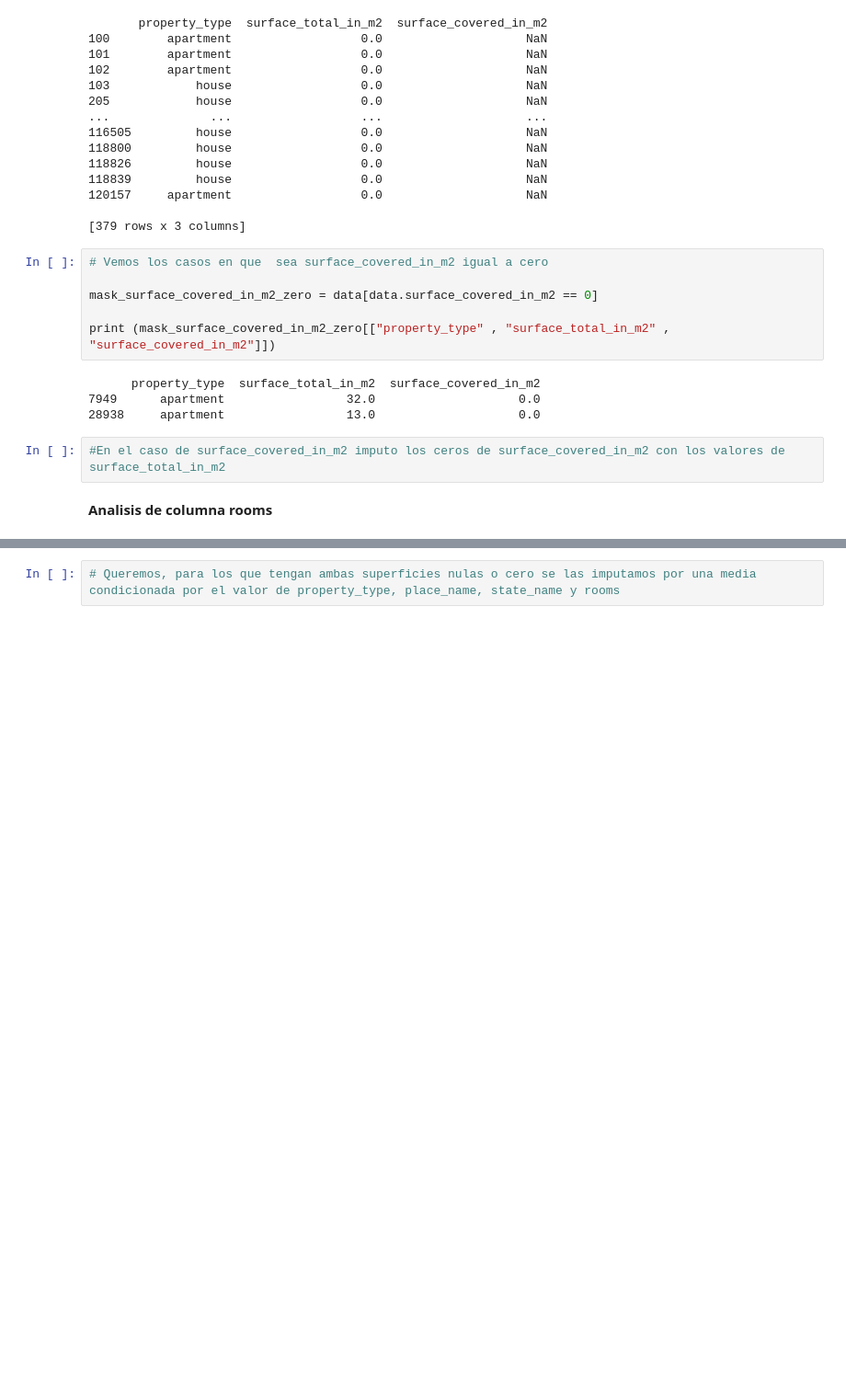
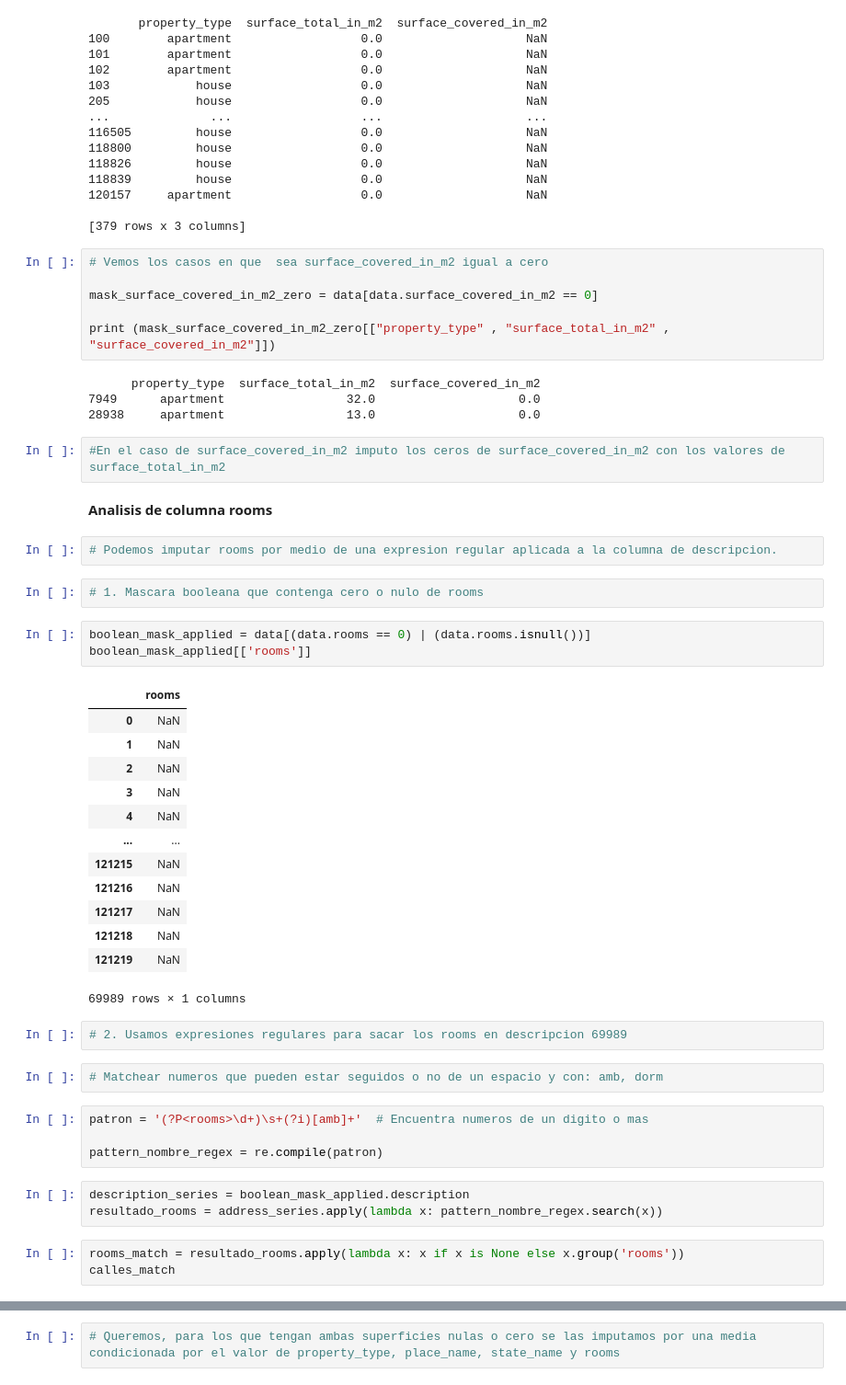
Before and after one commit to BenkosT/TP_Limpieza, a Jupyter notebook: Notebooks/Limpieza.ipynb, the cells around one changed output, grey strips where cells are left out. Shown at 92% size. Saved outputs shown, nothing was run; the diff lists cells and outputs as text; blank space fills up the shorter version.

Commit message:
Expresión regular para encontrar numero de rooms

```diff
--- a/Notebooks/Limpieza.ipynb
+++ b/Notebooks/Limpieza.ipynb
@@ -317,3 +318,38 @@ print (mask_surface_covered_in_m2_zero[["property_type" , "surface_total_in_m2"
 #En el caso de surface_covered_in_m2 imputo los ceros de surface_covered_in_m2 con los valores de surface_total_in_m2
 # %% [markdown]
 **Analisis de columna rooms**
+# %%
+# Podemos imputar rooms por medio de una expresion regular aplicada a la columna de descripcion.
+# %%
+# 1. Mascara booleana que contenga cero o nulo de rooms
+# %%
+boolean_mask_applied = data[(data.rooms == 0) | (data.rooms.isnull())]
+boolean_mask_applied[['rooms']]
+# %% [output]
+|  | rooms |
+| 0 | NaN |
+| 1 | NaN |
+| 2 | NaN |
+| 3 | NaN |
+| 4 | NaN |
+| ... | ... |
+| 121215 | NaN |
+| 121216 | NaN |
+| 121217 | NaN |
+| 121218 | NaN |
+| 121219 | NaN |
+69989 rows × 1 columns
+# %%
+# 2. Usamos expresiones regulares para sacar los rooms en descripcion 69989
+# %%
+# Matchear numeros que pueden estar seguidos o no de un espacio y con: amb, dorm
+# %%
+patron = '(?P<rooms>\d+)\s+(?i)[amb]+'  # Encuentra numeros de un digito o mas
+
+pattern_nombre_regex = re.compile(patron)
+# %%
+description_series = boolean_mask_applied.description
+resultado_rooms = address_series.apply(lambda x: pattern_nombre_regex.search(x))
+# %%
+rooms_match = resultado_rooms.apply(lambda x: x if x is None else x.group('rooms'))
+calles_match
```
Also changed, not shown: parts of 8 cells of this notebook.
